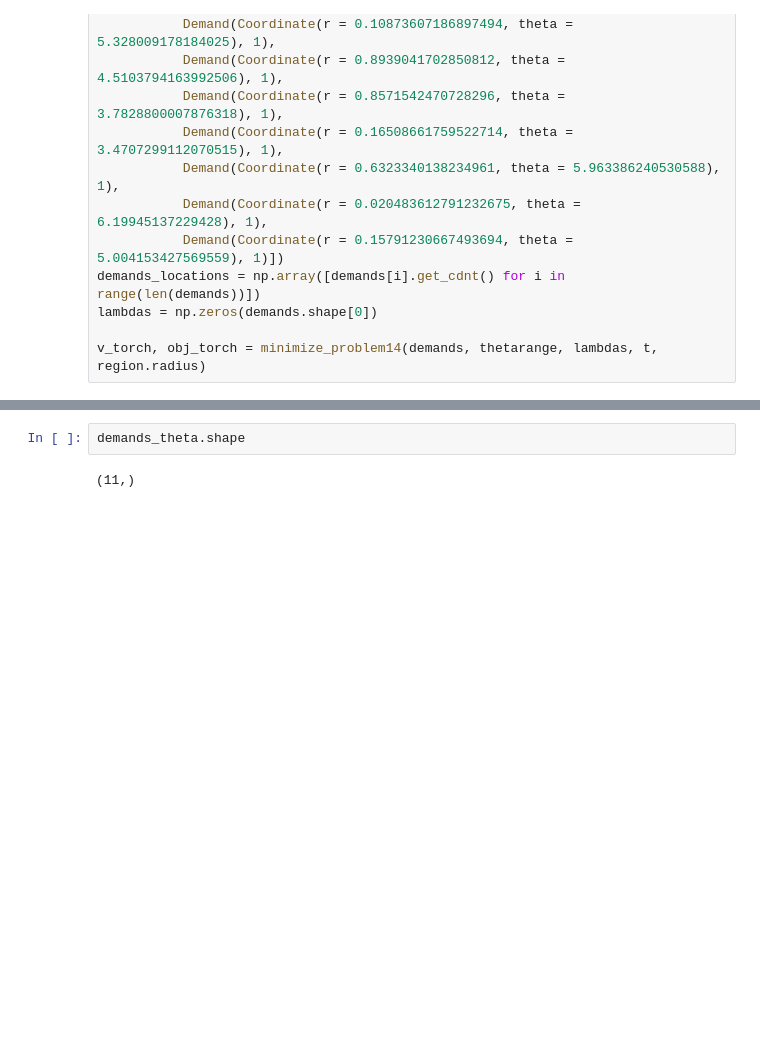
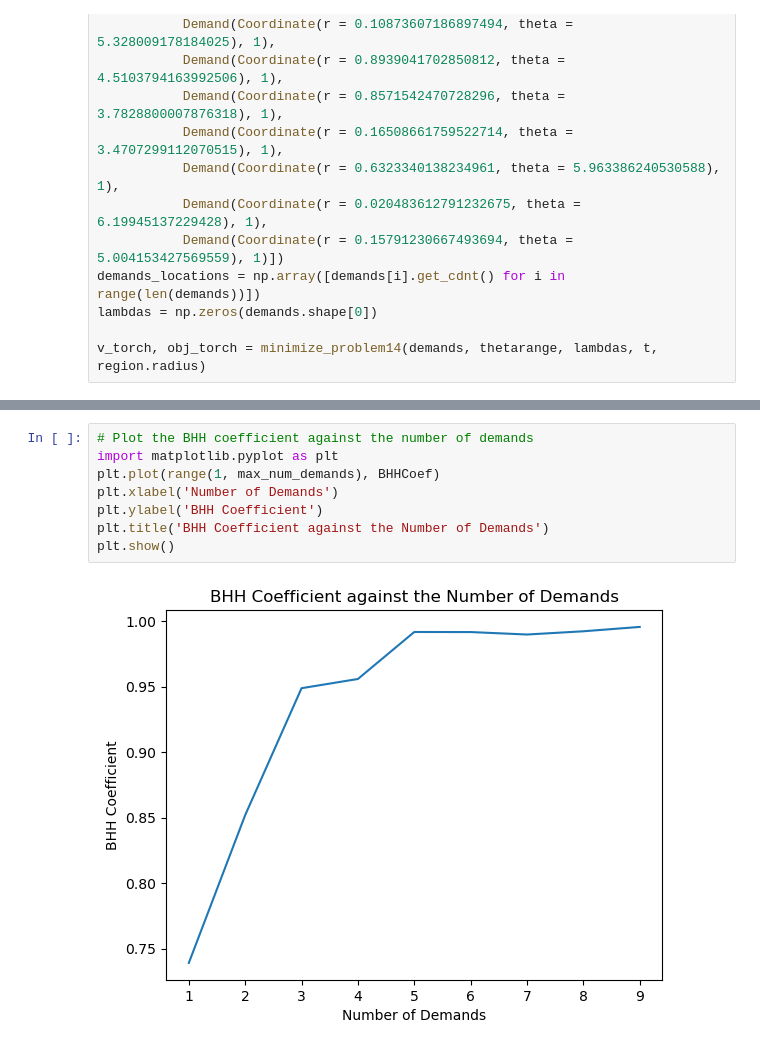
Before and after one commit to TongQM/HCTpartition, a Jupyter notebook: last-mile-optimal-n-partition/LMoptimal-n-partition_sandbox.ipynb, the cells around one changed output, grey strips where cells are left out. Drawn from its saved outputs; the diff is of its cells as text; blank space fills up the shorter version.

Commit message:
numerically showed that the BHHcoef increases as the number of demand points increases when t is small enough

```diff
--- a/last-mile-optimal-n-partition/LMoptimal-n-partition_sandbox.ipynb
+++ b/last-mile-optimal-n-partition/LMoptimal-n-partition_sandbox.ipynb
@@ -766,4 +640,10 @@ The polyhedron is infeasible.
-# %%
-demands_theta.shape
-# %% [output]
-(11,)
+# %%
+# Plot the BHH coefficient against the number of demands
+import matplotlib.pyplot as plt
+plt.plot(range(1, max_num_demands), BHHCoef)
+plt.xlabel('Number of Demands')
+plt.ylabel('BHH Coefficient')
+plt.title('BHH Coefficient against the Number of Demands')
+plt.show()
+# %% [output]
+[figure, added]
```
Also changed, not shown: parts of 16 cells of this notebook, 12 other files.
